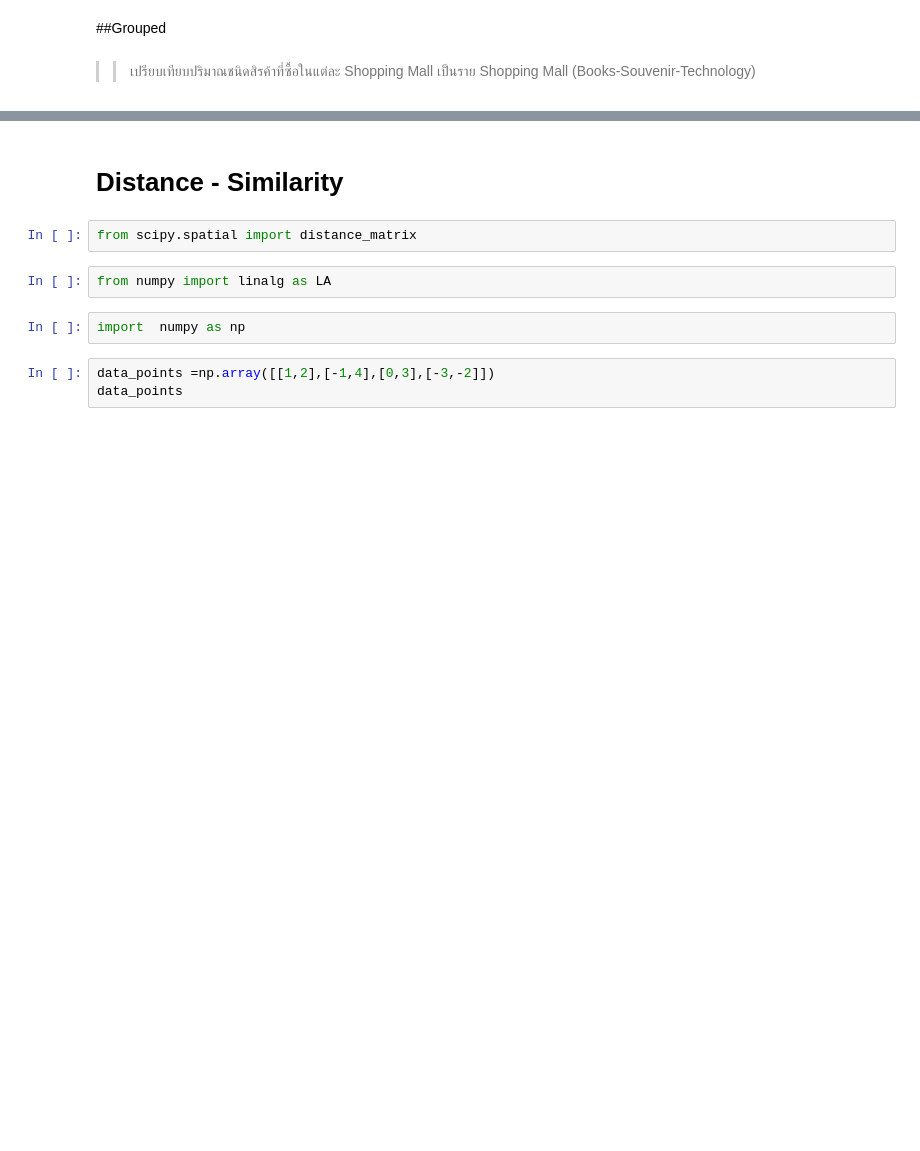
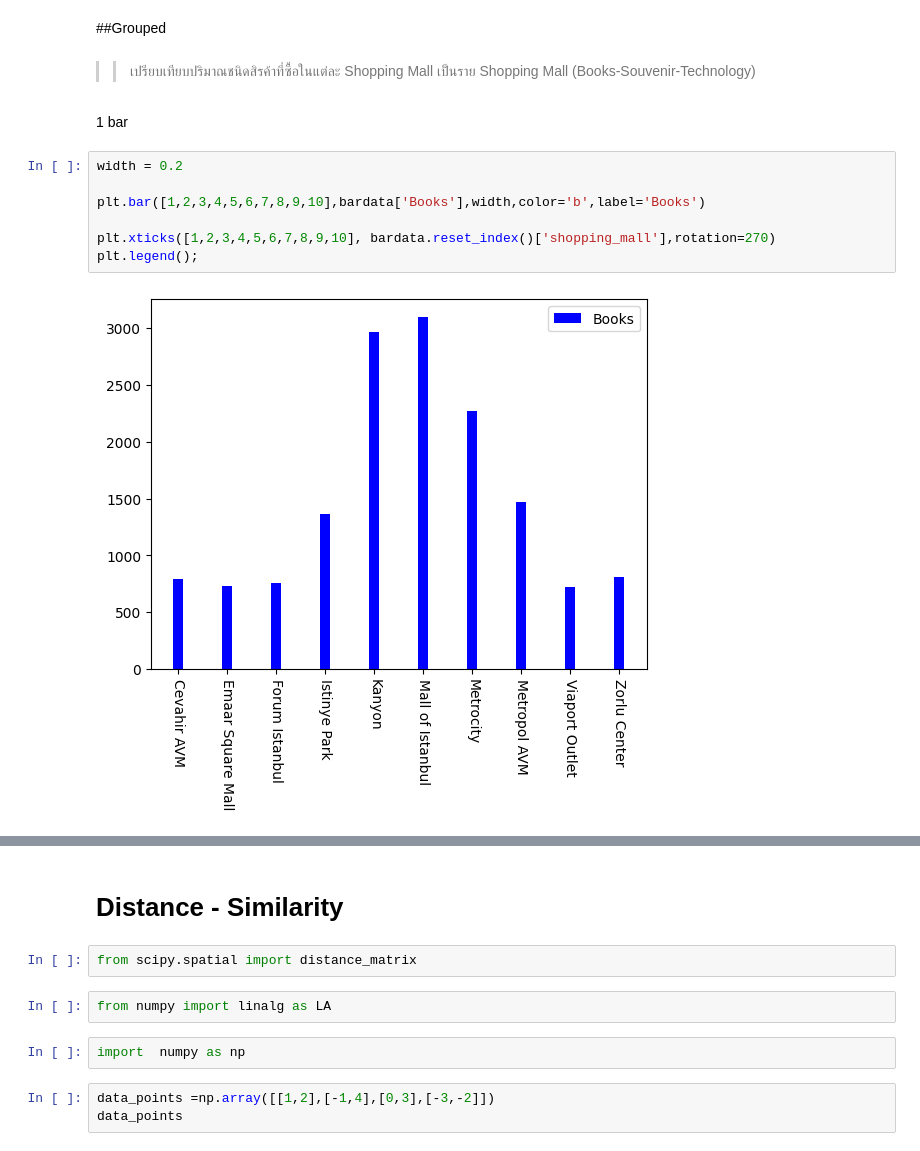
Before and after one commit to Thewaiii/BSC_DPDM23, a Jupyter notebook: Understanding_Data.ipynb, the cells around one changed output, grey strips where cells are left out. Cells and saved outputs as stored; diff of their text form; blank space fills up the shorter version.

```diff
--- a/Understanding_Data.ipynb
+++ b/Understanding_Data.ipynb
@@ -310,3 +348,14 @@ plt.bar([1,2,3,4,5,6,7,8,9,10],bardata['Clothing'],bottom #darf
 ##Grouped
 # %% [markdown]
 >> เปรียบเทียบปริมาณชนิดสิรค้าที่ซื้อในแต่ละ Shopping Mall เป็นราย Shopping Mall (Books-Souvenir-Technology)
+# %% [markdown]
+1 bar
+# %%
+width = 0.2
+
+plt.bar([1,2,3,4,5,6,7,8,9,10],bardata['Books'],width,color='b',label='Books')
+
+plt.xticks([1,2,3,4,5,6,7,8,9,10], bardata.reset_index()['shopping_mall'],rotation=270)
+plt.legend();
+# %% [output]
+[figure, added]
```
Also changed, not shown: parts of 17 cells of this notebook.
